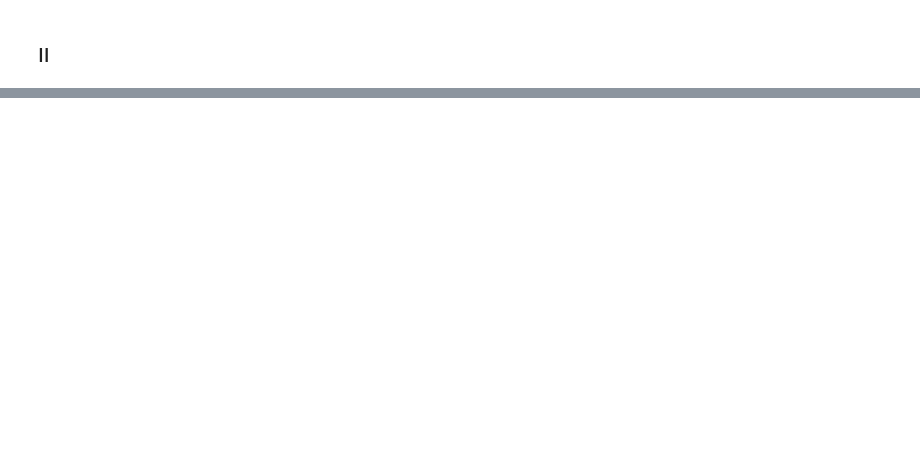
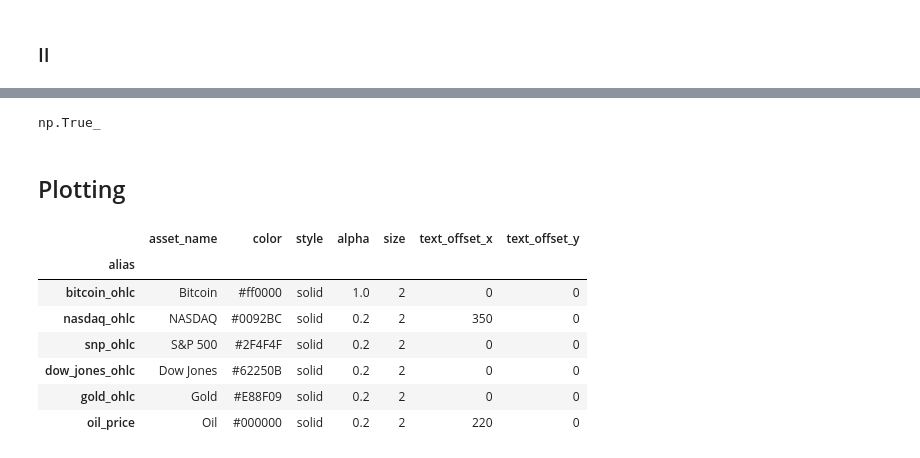
Before and after one commit to Michael-Kornilich/bitcoin_project, a Jupyter notebook: phase1/analysis.ipynb, the cells around one changed output, grey strips where cells are left out. Cells and saved outputs as stored; diff of their text form; code cells hidden in the pictures; blank space fills up the shorter version.

```diff
--- a/phase1/analysis.ipynb
+++ b/phase1/analysis.ipynb
@@ -287,0 +363,31 @@ for asset in ["nasdaq_ohlc", "snp_ohlc", "dow_jones_ohlc", "gold_ohlc", "oil_pri
+# %%
+# After dropping NA values the >= 0 condition holds
+(cv_data["bitcoin_ohlc"].dropna() >= 0).all(axis="rows")
+# %% [output]
+np.True_
+# %% [markdown]
+## Plotting
+# %%
+style_frame = pd.DataFrame(
+    {
+        "alias": ["bitcoin_ohlc", "nasdaq_ohlc", "snp_ohlc", "dow_jones_ohlc", "gold_ohlc", "oil_price"],
+        "asset_name": ["Bitcoin", "NASDAQ", "S&P 500", "Dow Jones", "Gold", "Oil"],
+        "color": ["#ff0000", "#0092BC", "#2F4F4F", "#62250B", "#E88F09", "#000000"],
+        "style": ["solid"] * 6,
+        "alpha": [1] + [0.2] * 5,
+        "size": [2] * 6,
+        "text_offset_x": [0, 350, 0, 0, 0, 220],
+        "text_offset_y": 0
+    }
+)
+style_frame = style_frame.set_index("alias")
+style_frame
+# %% [output]
+|  | asset_name | color | style | alpha | size | text_offset_x | text_offset_y |
+| alias |  |  |  |  |  |  |  |
+| bitcoin_ohlc | Bitcoin | #ff0000 | solid | 1.0 | 2 | 0 | 0 |
+| nasdaq_ohlc | NASDAQ | #0092BC | solid | 0.2 | 2 | 350 | 0 |
+| snp_ohlc | S&P 500 | #2F4F4F | solid | 0.2 | 2 | 0 | 0 |
+| dow_jones_ohlc | Dow Jones | #62250B | solid | 0.2 | 2 | 0 | 0 |
+| gold_ohlc | Gold | #E88F09 | solid | 0.2 | 2 | 0 | 0 |
+| oil_price | Oil | #000000 | solid | 0.2 | 2 | 220 | 0 |
```
Also changed, not shown: parts of 19 cells of this notebook.
